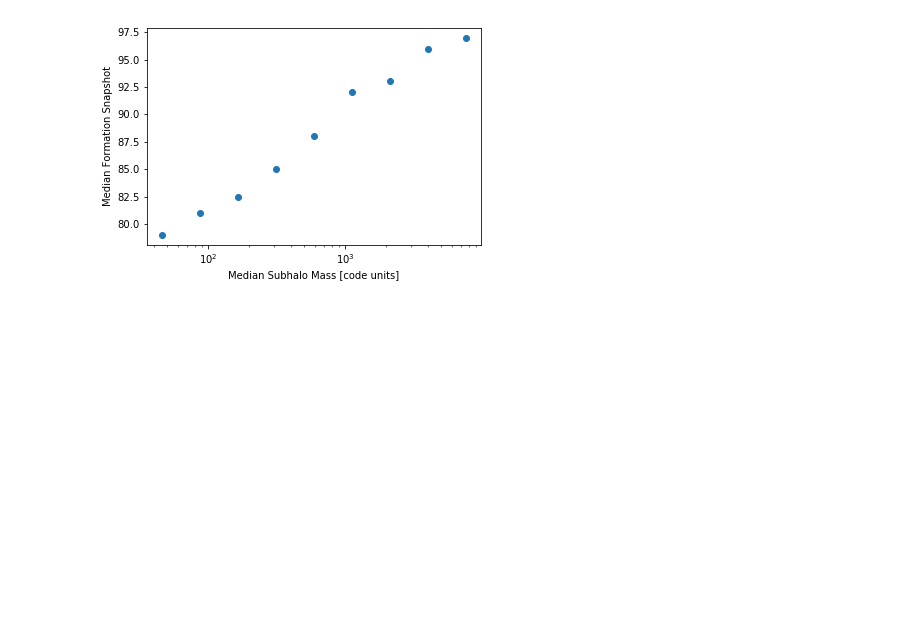
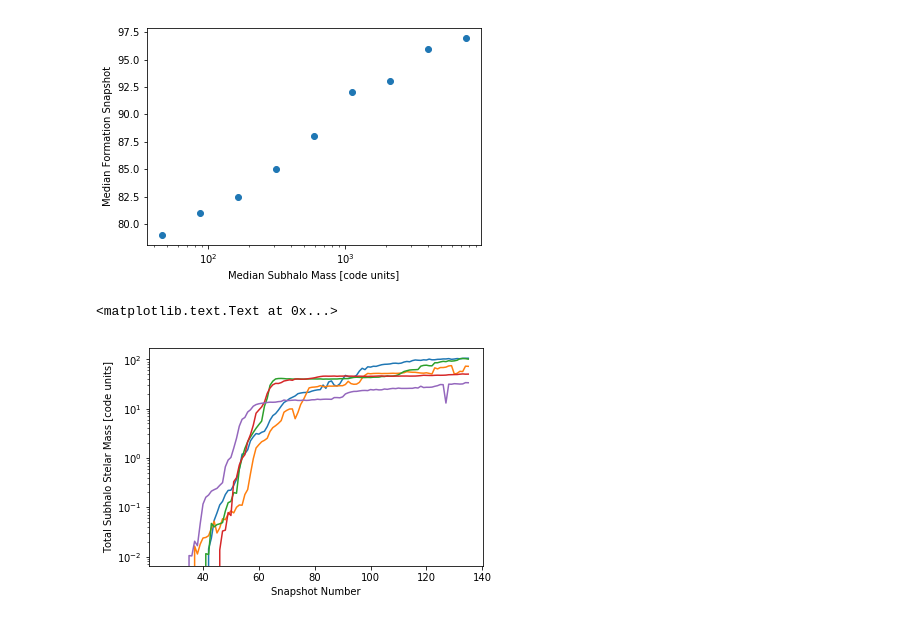
Before and after one commit to forero/AssemblyBias, a Jupyter notebook: explore/lowres.ipynb, the cells around one changed output. Saved outputs shown, nothing was run; the diff lists cells and outputs as text; code cells hidden in the pictures; blank space fills up the shorter version.

```diff
--- a/explore/lowres.ipynb
+++ b/explore/lowres.ipynb
@@ -7,7 +7,7 @@ import matplotlib.pyplot as plt
 basePath = "/Users/forero/data/Illustris-3/"
 GroupFirstSub = il.groupcat.loadHalos(basePath,135,fields=['GroupFirstSub'])
 # %%
-fields = ['SubhaloMass','SubfindID','SnapNum']
+fields = ['SubhaloMass','SubfindID','SnapNum', 'SubhaloMassInRadType']
 start = 0
 for i in range(start,start+5):
     tree = il.sublink.loadTree(basePath,135,GroupFirstSub[i],fields=fields,onlyMPB=True)
@@ -69,0 +72,12 @@ plt.xlabel('Median Subhalo Mass [code units]')
+# %%
+fields = ['SubhaloMass','SubfindID','SnapNum', 'SubhaloMassInRadType']
+
+for i in range(start,start+5):
+    tree = il.sublink.loadTree(basePath,135,GroupFirstSub[i],fields=fields,onlyMPB=True)
+    plt.plot(tree['SnapNum'],tree['SubhaloMassInRadType'][:,4],'-')
+plt.yscale('log')
+plt.xlabel('Snapshot Number')
+plt.ylabel('Total Subhalo Stelar Mass [code units]')
+# %% [output]
+<matplotlib.text.Text at 0x...>
+[figure, added]
```
Also changed, not shown: parts of 5 cells of this notebook.
